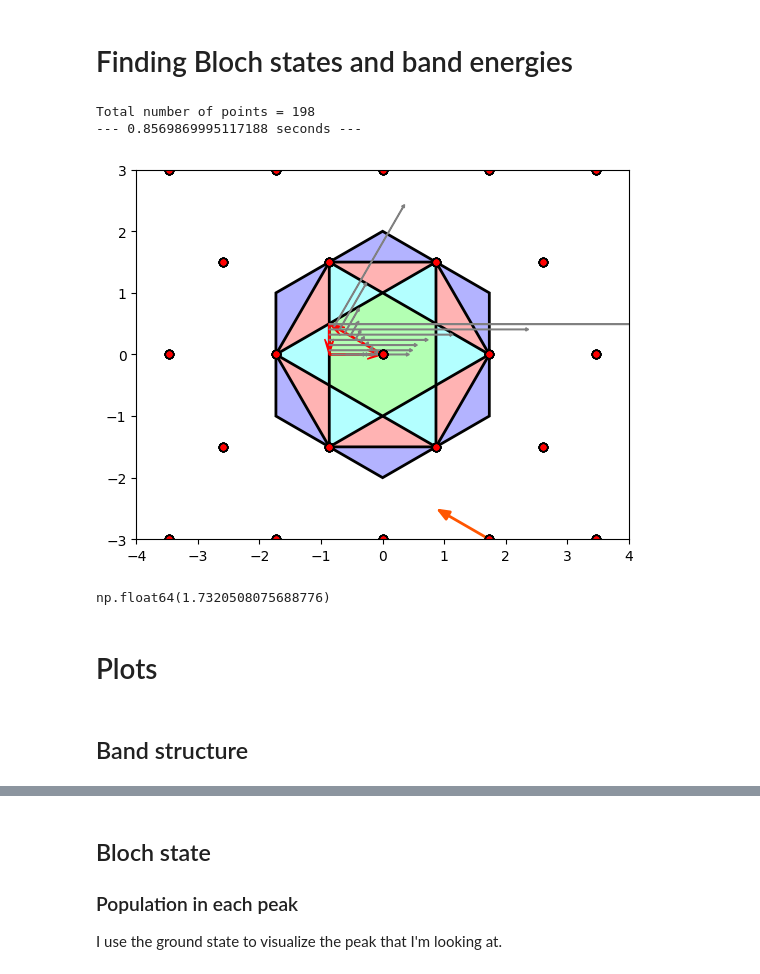
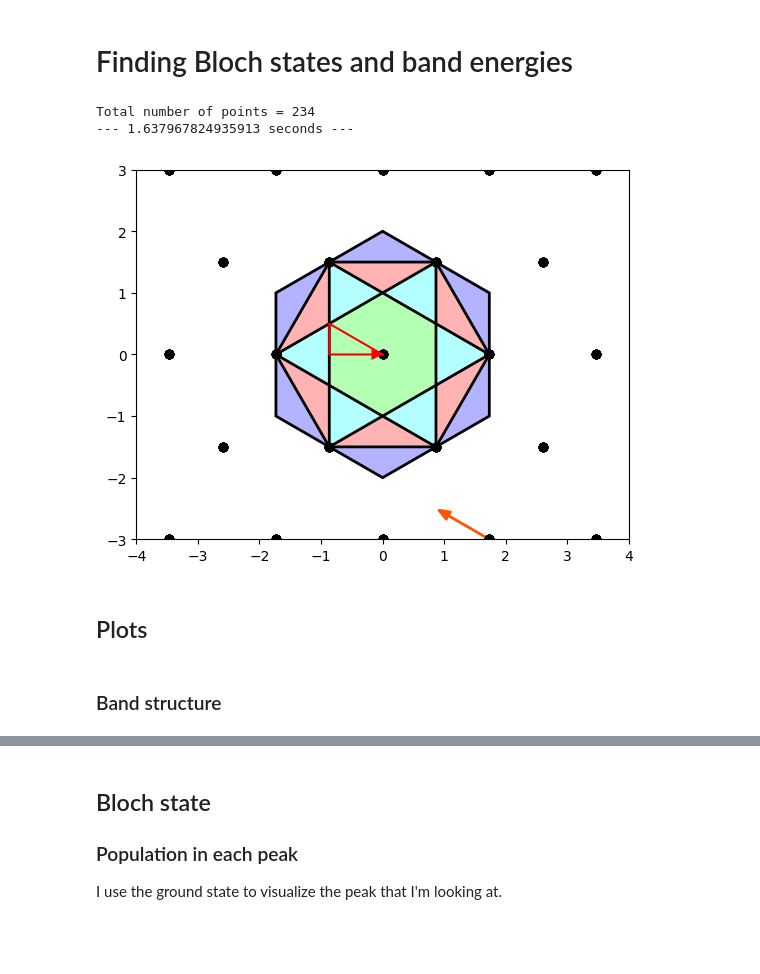
Before and after one commit to Shao-Wen-Chang/E9_constant, a Jupyter notebook: projects/general_plane_wave_expansion/band_structure.ipynb, the cells around one changed output, grey strips where cells are left out. Saved outputs shown, nothing was run; the diff lists cells and outputs as text; code cells hidden in the pictures; blank space fills up the shorter version.

```diff
--- a/projects/general_plane_wave_expansion/band_structure.ipynb
+++ b/projects/general_plane_wave_expansion/band_structure.ipynb
@@ -163,49 +153,49 @@ def fix_gauge_parallel_transport(eigenvectors):
+# %%
+dq = 0.01
+rq_circ = 0.6
 # %%
 start_time = time.time()
 
 # Generate qset
-num_points = np.array([100, 60, 40]) # number of points sampled between two points (can be an array specifying each path, or just one number for all)
+
+# Piecewise linear
+# number of points sampled between two points (can be an array specifying each path, or just one number for all)
+num_points = np.array([int(np.linalg.norm(p2 - p1) / dq) for p1, p2 in zip(qverts_arr[:-1], qverts_arr[1:])])
 index_points = np.hstack((np.array([0]), np.cumsum(num_points))) - np.arange(len(num_points) + 1)
-qsets = bsc.FindqSets(num_points, qverts_arr)#bsc.FindqSets(points, Gammap/k, kp/k, mp/k, Gammap/k)
-PlotBZinput = qverts_str
+qsets, xq = bsc.find_qset_piecewise_linear(qverts_arr, num_points)
+
+# Circular
+# num_points = int(2. * np.pi * rq_circ / dq)
+# qsets, xq = bsc.find_qset_circle(E9c.Gp, rq_circ, theta_init = -np.pi + 0.001, pt_num = num_points)
 
 e_values = np.zeros((len(qsets), bandnum), dtype = np.cdouble)
 e_states = np.zeros((len(qsets), size**2, bandnum), dtype = np.cdouble)
 e_states_ni = [[] for _ in range(bandnum)]  # a list of blochstate for each band
-inter_Berry_conns_01 = np.zeros((len(qsets), 2), dtype = np.float128)
-kw_dict = {"edgecolor": 'grey', "facecolor": 'grey', "width": 0.01,
-                   "head_width": 0.05 , "head_length": 0.05, "overhang": 0.3, "length_includes_head": True}
-dddddd = 5e-1
 
 # find non-interacting solution
 print("Total number of points = {0}".format(len(qsets)))
 fig_BZ, ax_BZ = plt.subplots(1, 1)#, figsize = (20, 16))
 bsc.PlotBZSubplot(ax_BZ)
-bsc.plot_qset(ax_BZ, qset = PlotBZinput)
+bsc.plot_qset(ax_BZ, qset = qsets, qset_type = 'circle')
 Hq_mmat, Hq_nmat, H_532, H_1064 = bsc.find_H_components(num, Exp_lib, center = k_center)
 for i in range(len(qsets)):
     H = bsc.find_H(qsets[i], Exp_lib, Hq_mmat, Hq_nmat, H_532, H_1064)
     e_values[i,:], e_states[i,:,:] = eigh(H, eigvals = (bandstart, bandend),
                                           overwrite_a = True, check_finite = False)
 
     for j, bandN in enumerate(range(bandstart, bandend + 1)):
         e_states_ni[j].append(bsc.blochstate(e_states[i,:,j], q = qsets[i], center = k_center, N = bandN, E = e_values[i,j], param = Exp_lib))
 
-e_states = fix_gauge_parallel_transport(e_states)
-# Now calculate Berry connection - signs will be consistent
+# Fix the gauge of eigenstates using parallel transport
+e_states_fixed = bsc.fix_gauge_parallel_transport_1d(e_states)
 for i in range(len(qsets)):
-    inter_Berry_conns_01[i, :] = bsc.find_inter_Berry_conn(qsets[i], e_states[i,:,0], e_states[i,:,1], e_values[i,1] - e_values[i,0], Exp_lib, Hq_mmat, Hq_nmat)
-    if not i%10: ax_BZ.arrow(x = qsets[i][0], y = qsets[i][1], dx = inter_Berry_conns_01[i, 0]*dddddd, dy = inter_Berry_conns_01[i, 1]*dddddd, **kw_dict)
-
+    for j, bandN in enumerate(range(bandstart, bandend + 1)):
+        e_states_ni[j].append(bsc.blochstate(e_states[i,:,j], q = qsets[i], center = k_center, N = bandN, E = e_values[i,j], param = Exp_lib))
 print("--- {0} seconds ---".format((time.time() - start_time)))
 # %% [output]
-Total number of points = 198
---- 0.8569869995117188 seconds ---
+Total number of points = 234
+--- 1.637967824935913 seconds ---
-[figure, old version]
+[figure, new version]
-# %%
-np.linalg.norm(E9c.g1g)
-# %% [output]
-np.float64(1.7320508075688776)
 # %%
 if not np.all(np.isreal(e_values)):
     logging.warning('Complex eigenvalue detected. Imaginary parts are discarded.')
@@ -219,9 +208,9 @@ if save_results:
                 V532nom, V1064nom, n0nom, num, k_center[0], k_center[1])
     bsc.SaveStateList(path_str + sim_str + suffix_str, e_states_ni)
 # %% [markdown]
-# Plots
+## Plots
 # %% [markdown]
-## Band structure
+### Band structure
 # %%
 f2kHz = f_unit / 1e3 / (2 * np.pi) # conversion factor from natural units to kHz
 E_lowest = np.min(e_values)
```
Also changed, not shown: parts of 23 cells of this notebook, 6 other files.
